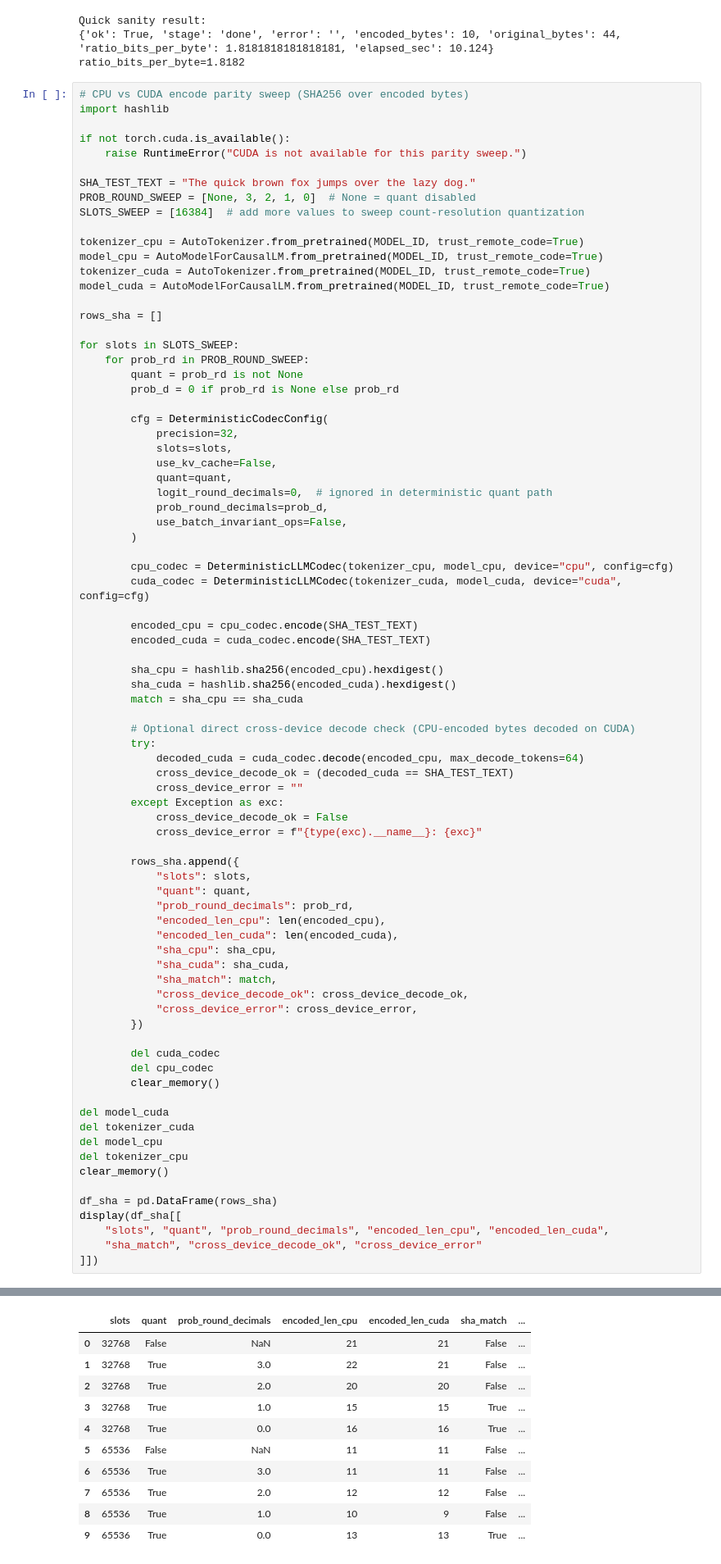
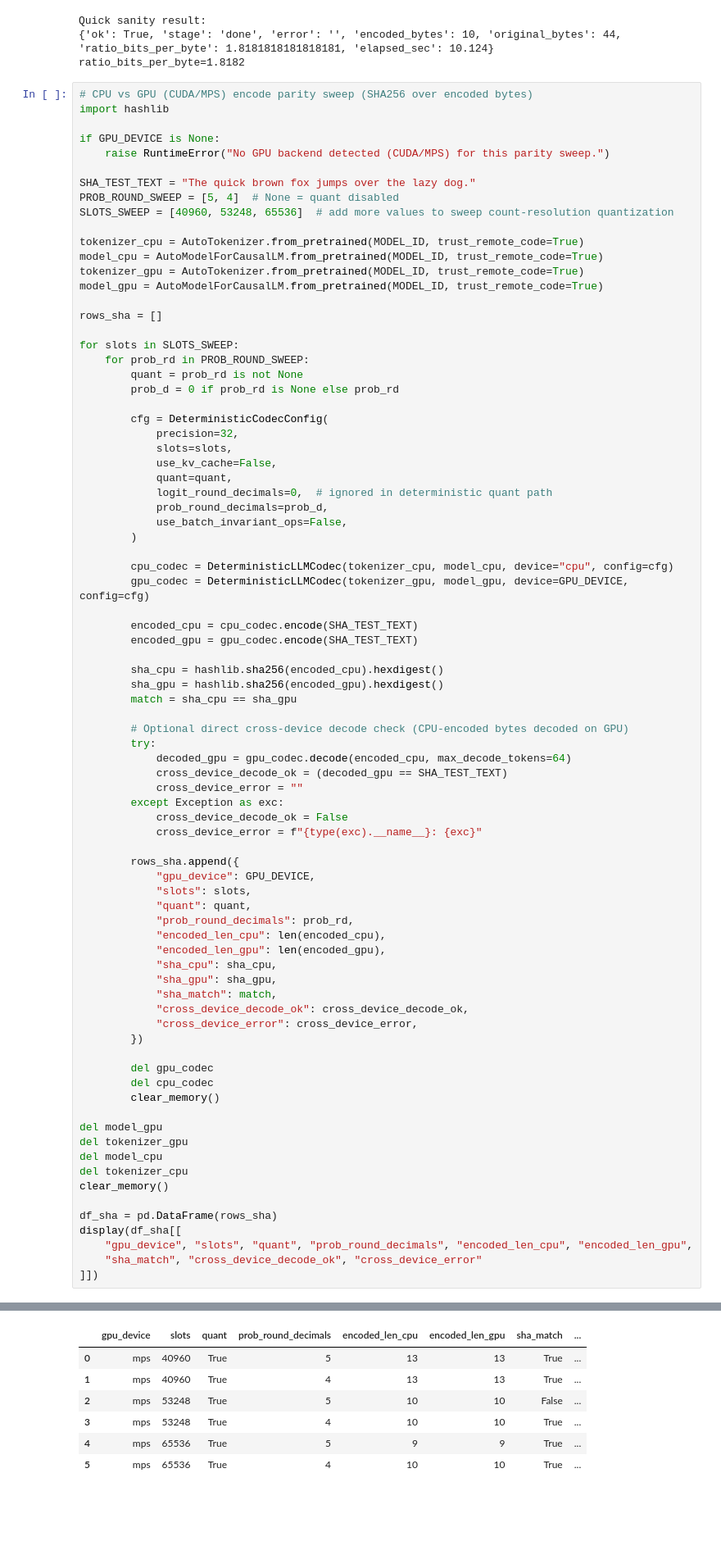
Before and after one commit to miaordh/LLM_Text_Compression_IIB_Project, a Jupyter notebook: lab_deterministic.ipynb, the cells around one changed output, grey strips where cells are left out. Shown at 82% size. Drawn from its saved outputs; the diff is of its cells as text; blank space fills up the shorter version.

```diff
--- a/lab_deterministic.ipynb
+++ b/lab_deterministic.ipynb
@@ -298,20 +298,20 @@ Quick sanity result:
 {'ok': True, 'stage': 'done', 'error': '', 'encoded_bytes': 10, 'original_bytes': 44, 'ratio_bits_per_byte': 1.8181818181818181, 'elapsed_sec': 10.124}
 ratio_bits_per_byte=1.8182
 # %%
-# CPU vs CUDA encode parity sweep (SHA256 over encoded bytes)
+# CPU vs GPU (CUDA/MPS) encode parity sweep (SHA256 over encoded bytes)
 import hashlib
 
-if not torch.cuda.is_available():
-    raise RuntimeError("CUDA is not available for this parity sweep.")
+if GPU_DEVICE is None:
+    raise RuntimeError("No GPU backend detected (CUDA/MPS) for this parity sweep.")
 
 SHA_TEST_TEXT = "The quick brown fox jumps over the lazy dog."
-PROB_ROUND_SWEEP = [None, 3, 2, 1, 0]  # None = quant disabled
-SLOTS_SWEEP = [16384]  # add more values to sweep count-resolution quantization
+PROB_ROUND_SWEEP = [5, 4]  # None = quant disabled
+SLOTS_SWEEP = [40960, 53248, 65536]  # add more values to sweep count-resolution quantization
 
 tokenizer_cpu = AutoTokenizer.from_pretrained(MODEL_ID, trust_remote_code=True)
 model_cpu = AutoModelForCausalLM.from_pretrained(MODEL_ID, trust_remote_code=True)
-tokenizer_cuda = AutoTokenizer.from_pretrained(MODEL_ID, trust_remote_code=True)
-model_cuda = AutoModelForCausalLM.from_pretrained(MODEL_ID, trust_remote_code=True)
+tokenizer_gpu = AutoTokenizer.from_pretrained(MODEL_ID, trust_remote_code=True)
+model_gpu = AutoModelForCausalLM.from_pretrained(MODEL_ID, trust_remote_code=True)
 
 rows_sha = []
 
@@ -331,50 +331,51 @@ for slots in SLOTS_SWEEP:
         )
 
         cpu_codec = DeterministicLLMCodec(tokenizer_cpu, model_cpu, device="cpu", config=cfg)
-        cuda_codec = DeterministicLLMCodec(tokenizer_cuda, model_cuda, device="cuda", config=cfg)
+        gpu_codec = DeterministicLLMCodec(tokenizer_gpu, model_gpu, device=GPU_DEVICE, config=cfg)
 
         encoded_cpu = cpu_codec.encode(SHA_TEST_TEXT)
-        encoded_cuda = cuda_codec.encode(SHA_TEST_TEXT)
+        encoded_gpu = gpu_codec.encode(SHA_TEST_TEXT)
 
         sha_cpu = hashlib.sha256(encoded_cpu).hexdigest()
-        sha_cuda = hashlib.sha256(encoded_cuda).hexdigest()
-        match = sha_cpu == sha_cuda
+        sha_gpu = hashlib.sha256(encoded_gpu).hexdigest()
+        match = sha_cpu == sha_gpu
 
-        # Optional direct cross-device decode check (CPU-encoded bytes decoded on CUDA)
+        # Optional direct cross-device decode check (CPU-encoded bytes decoded on GPU)
         try:
-            decoded_cuda = cuda_codec.decode(encoded_cpu, max_decode_tokens=64)
-            cross_device_decode_ok = (decoded_cuda == SHA_TEST_TEXT)
+            decoded_gpu = gpu_codec.decode(encoded_cpu, max_decode_tokens=64)
+            cross_device_decode_ok = (decoded_gpu == SHA_TEST_TEXT)
             cross_device_error = ""
         except Exception as exc:
             cross_device_decode_ok = False
             cross_device_error = f"{type(exc).__name__}: {exc}"
 
         rows_sha.append({
+            "gpu_device": GPU_DEVICE,
             "slots": slots,
             "quant": quant,
             "prob_round_decimals": prob_rd,
             "encoded_len_cpu": len(encoded_cpu),
-            "encoded_len_cuda": len(encoded_cuda),
+            "encoded_len_gpu": len(encoded_gpu),
             "sha_cpu": sha_cpu,
-            "sha_cuda": sha_cuda,
+            "sha_gpu": sha_gpu,
             "sha_match": match,
             "cross_device_decode_ok": cross_device_decode_ok,
             "cross_device_error": cross_device_error,
         })
 
-        del cuda_codec
+        del gpu_codec
         del cpu_codec
         clear_memory()
 
-del model_cuda
-del tokenizer_cuda
+del model_gpu
+del tokenizer_gpu
 del model_cpu
 del tokenizer_cpu
 clear_memory()
 
 df_sha = pd.DataFrame(rows_sha)
 display(df_sha[[
-    "slots", "quant", "prob_round_decimals", "encoded_len_cpu", "encoded_len_cuda",
+    "gpu_device", "slots", "quant", "prob_round_decimals", "encoded_len_cpu", "encoded_len_gpu",
     "sha_match", "cross_device_decode_ok", "cross_device_error"
 ]])
 # %% [output]
@@ -381,11 +385,7 @@ display(df_sha[[
-|  | slots | quant | prob_round_decimals | encoded_len_cpu | encoded_len_cuda | sha_match | ... |
-| 0 | 32768 | False | NaN | 21 | 21 | False | ... |
-| 1 | 32768 | True | 3.0 | 22 | 21 | False | ... |
-| 2 | 32768 | True | 2.0 | 20 | 20 | False | ... |
-| 3 | 32768 | True | 1.0 | 15 | 15 | True | ... |
-| 4 | 32768 | True | 0.0 | 16 | 16 | True | ... |
-| 5 | 65536 | False | NaN | 11 | 11 | False | ... |
-| 6 | 65536 | True | 3.0 | 11 | 11 | False | ... |
-| 7 | 65536 | True | 2.0 | 12 | 12 | False | ... |
-| 8 | 65536 | True | 1.0 | 10 | 9 | False | ... |
-| 9 | 65536 | True | 0.0 | 13 | 13 | True | ... |
+|  | gpu_device | slots | quant | prob_round_decimals | encoded_len_cpu | encoded_len_gpu | sha_match | ... |
+| 0 | mps | 40960 | True | 5 | 13 | 13 | True | ... |
+| 1 | mps | 40960 | True | 4 | 13 | 13 | True | ... |
+| 2 | mps | 53248 | True | 5 | 10 | 10 | False | ... |
+| 3 | mps | 53248 | True | 4 | 10 | 10 | True | ... |
+| 4 | mps | 65536 | True | 5 | 9 | 9 | True | ... |
+| 5 | mps | 65536 | True | 4 | 10 | 10 | True | ... |
```
Also changed, not shown: parts of 2 cells of this notebook, 4 other files.
